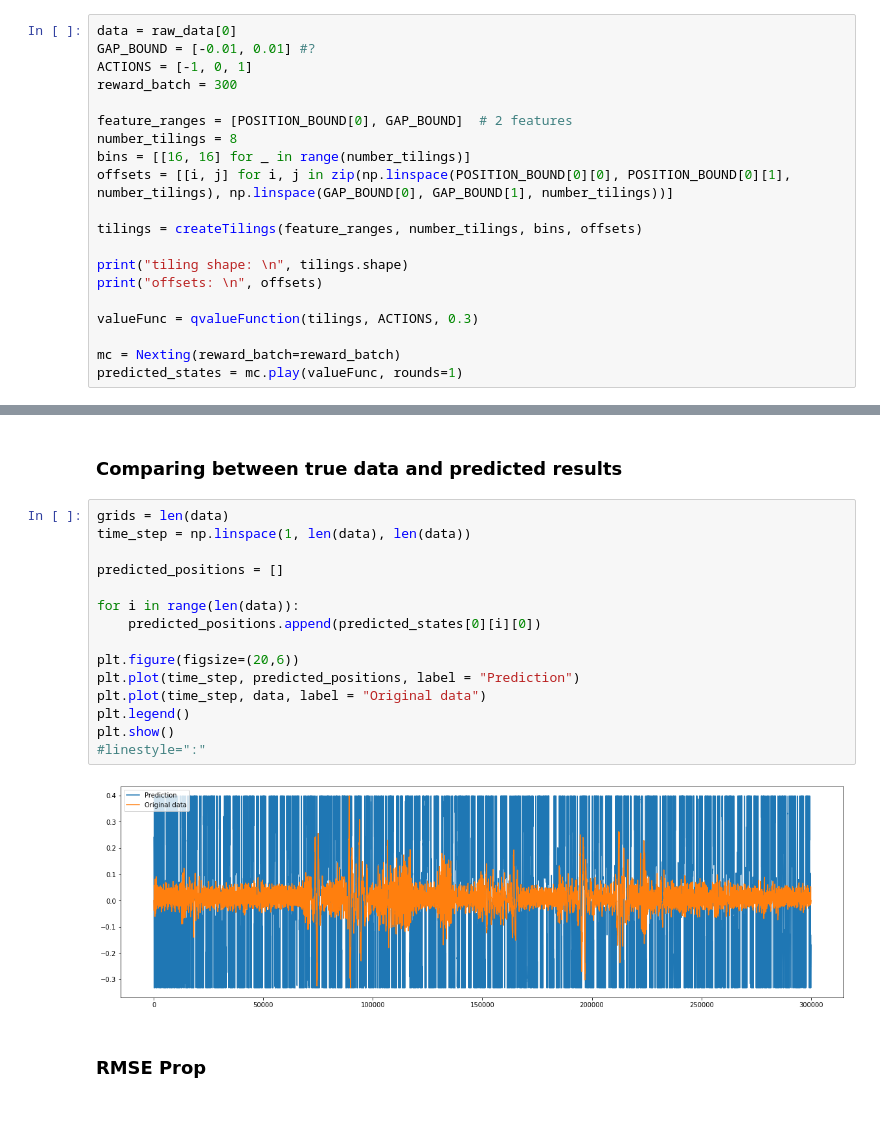
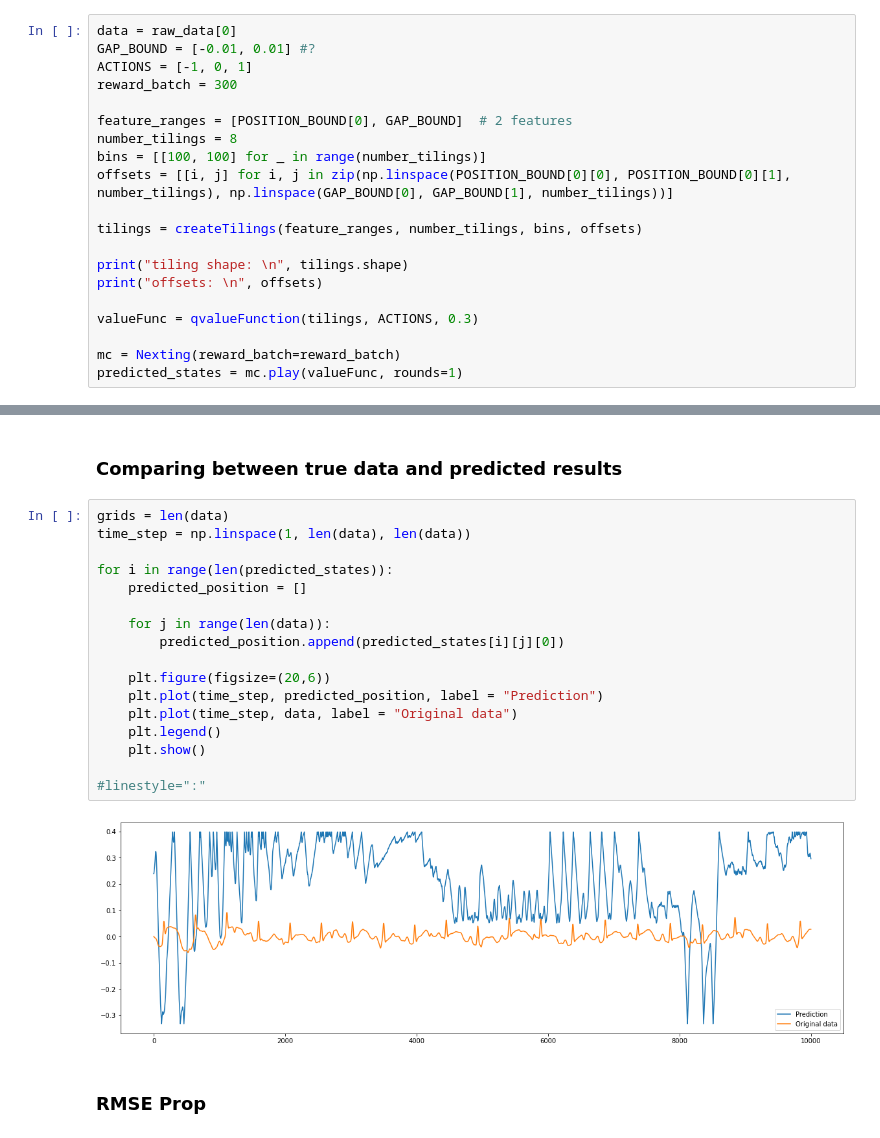
Before and after one commit to Sohyun1798/MultiVariable_Nexting, a Jupyter notebook: TD_lambda.ipynb, the cells around one changed output, grey strips where cells are left out. Cells and saved outputs as stored; diff of their text form.

```diff
--- a/TD_lambda.ipynb
+++ b/TD_lambda.ipynb
@@ -194,7 +199,7 @@ reward_batch = 300
 
 feature_ranges = [POSITION_BOUND[0], GAP_BOUND]  # 2 features
 number_tilings = 8
-bins = [[16, 16] for _ in range(number_tilings)]
+bins = [[100, 100] for _ in range(number_tilings)]
 offsets = [[i, j] for i, j in zip(np.linspace(POSITION_BOUND[0][0], POSITION_BOUND[0][1], number_tilings), np.linspace(GAP_BOUND[0], GAP_BOUND[1], number_tilings))]
 
 tilings = createTilings(feature_ranges, number_tilings, bins, offsets)
@@ -222,20 +240,22 @@ offsets:
 # %%
 grids = len(data)
 time_step = np.linspace(1, len(data), len(data))
 
-predicted_positions = []
+for i in range(len(predicted_states)):
+    predicted_position = []
 
-for i in range(len(data)):
-    predicted_positions.append(predicted_states[0][i][0])
+    for j in range(len(data)):
+        predicted_position.append(predicted_states[i][j][0])
 
-plt.figure(figsize=(20,6))
-plt.plot(time_step, predicted_positions, label = "Prediction")
-plt.plot(time_step, data, label = "Original data")
-plt.legend()
-plt.show()
+    plt.figure(figsize=(20,6))
+    plt.plot(time_step, predicted_position, label = "Prediction")
+    plt.plot(time_step, data, label = "Original data")
+    plt.legend()
+    plt.show()
+
 #linestyle=":"
 # %% [output]
-[figure, old version]
+[figure, new version]
 # %% [markdown]
 ### RMSE Prop
 # %%
```
Also changed, not shown: parts of 4 cells of this notebook.
